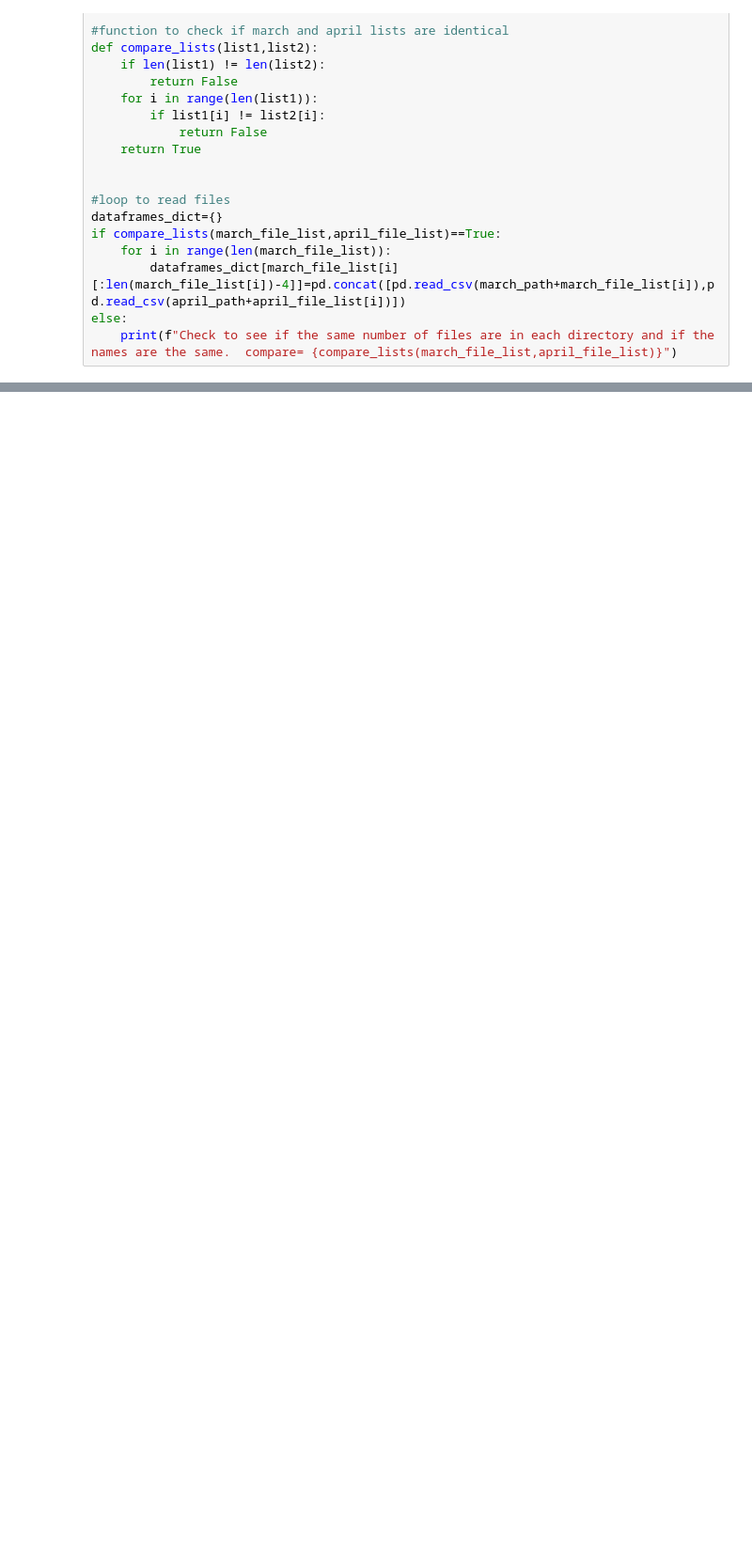
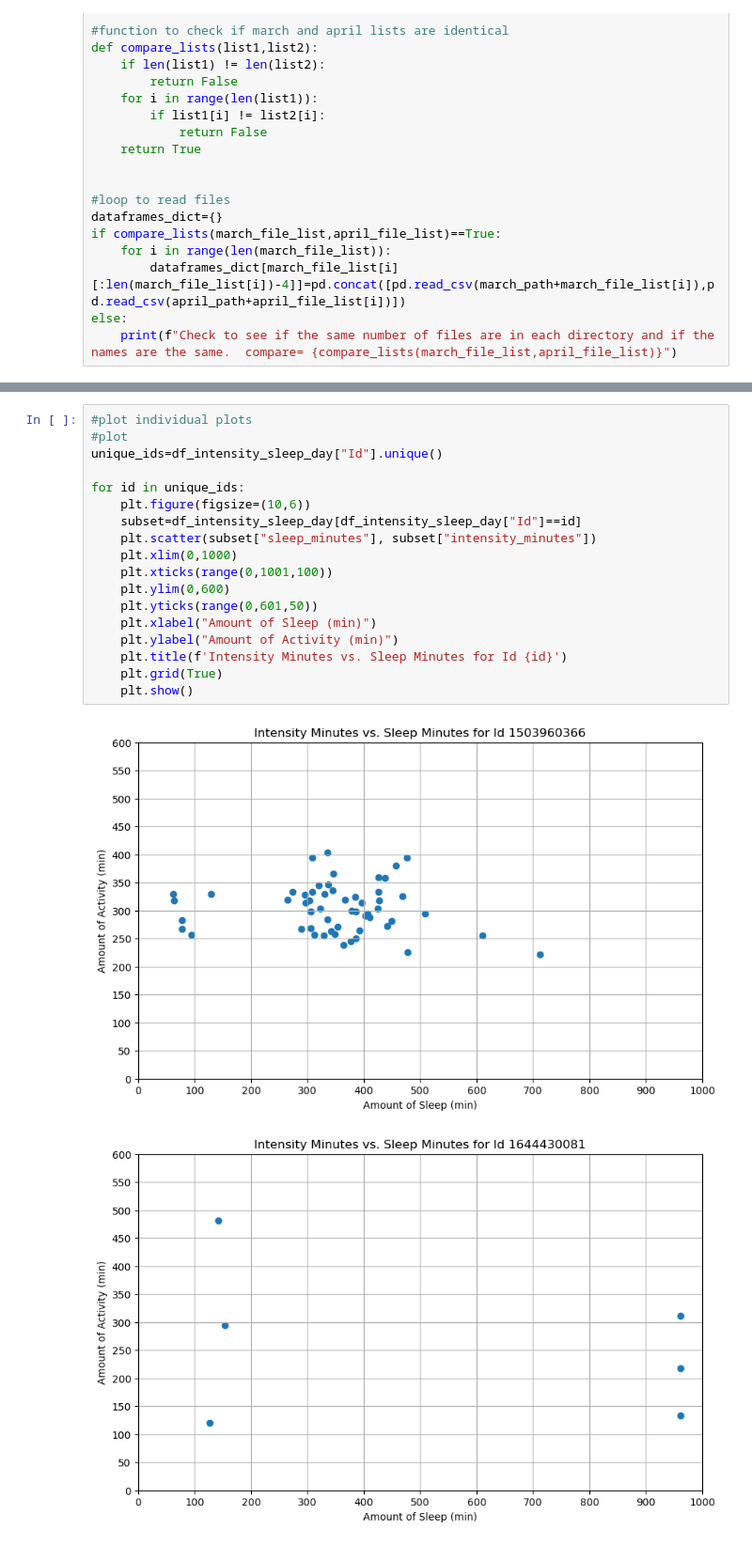
Before and after one commit to kashif45z2003/fitness_eda_Project, a Jupyter notebook: q2_sleep_impact.ipynb, the cells around one changed output, grey strips where cells are left out. Shown at 94% size. Saved outputs shown, nothing was run; the diff lists cells and outputs as text; blank space fills up the shorter version.

```diff
--- a/q2_sleep_impact.ipynb
+++ b/q2_sleep_impact.ipynb
@@ -193,0 +188,21 @@ debug
+# %%
+#plot individual plots
+#plot
+unique_ids=df_intensity_sleep_day["Id"].unique()
+
+for id in unique_ids:
+    plt.figure(figsize=(10,6))
+    subset=df_intensity_sleep_day[df_intensity_sleep_day["Id"]==id]
+    plt.scatter(subset["sleep_minutes"], subset["intensity_minutes"])
+    plt.xlim(0,1000)
+    plt.xticks(range(0,1001,100))
+    plt.ylim(0,600)
+    plt.yticks(range(0,601,50))
+    plt.xlabel("Amount of Sleep (min)")
+    plt.ylabel("Amount of Activity (min)")
+    plt.title(f'Intensity Minutes vs. Sleep Minutes for Id {id}')
+    plt.grid(True)
+    plt.show()
+# %% [output]
+[figure, added]
+[figure, added]
```
Also changed, not shown: parts of 11 cells of this notebook.
